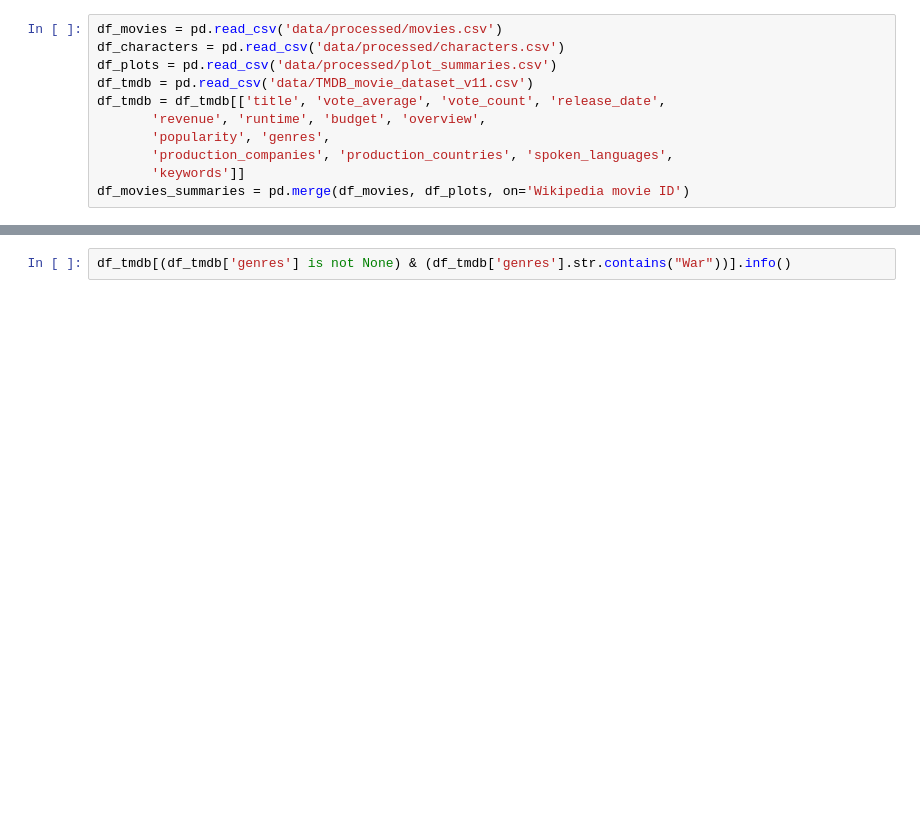
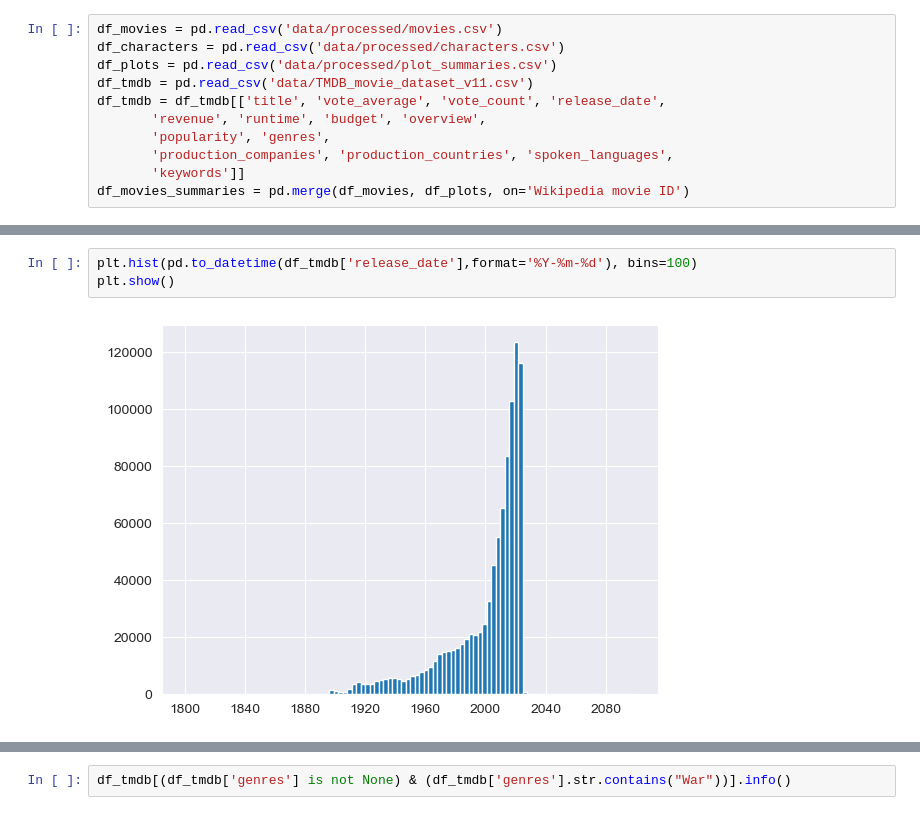
Before and after one commit to epfl-ada/ada-2024-project-databand, a Jupyter notebook: events_feature_analysis.ipynb, the cells around one changed output, grey strips where cells are left out. Saved outputs shown, nothing was run; the diff lists cells and outputs as text; blank space fills up the shorter version.

Commit message:
tmdb date analysis

```diff
--- a/events_feature_analysis.ipynb
+++ b/events_feature_analysis.ipynb
@@ -28,0 +49,5 @@ df_movies_summaries = pd.merge(df_movies, df_plots, on='Wikipedia movie ID')
+# %%
+plt.hist(pd.to_datetime(df_tmdb['release_date'],format='%Y-%m-%d'), bins=100)
+plt.show()
+# %% [output]
+[figure, added]
```
Also changed, not shown: parts of 5 cells of this notebook.
